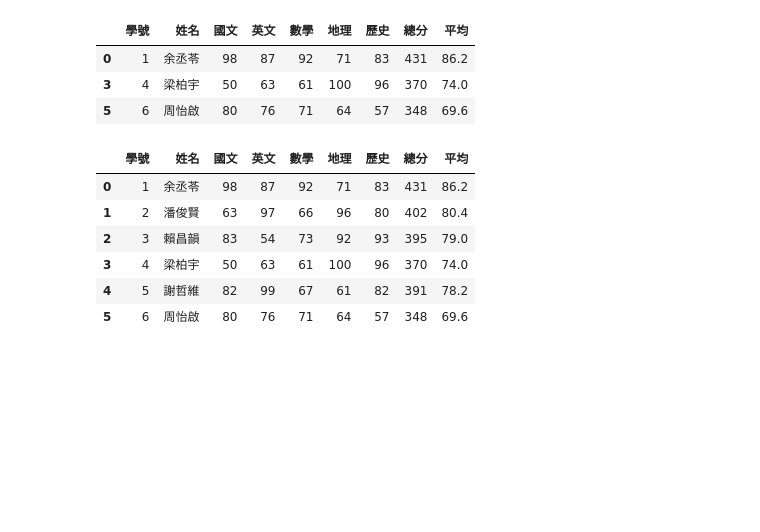
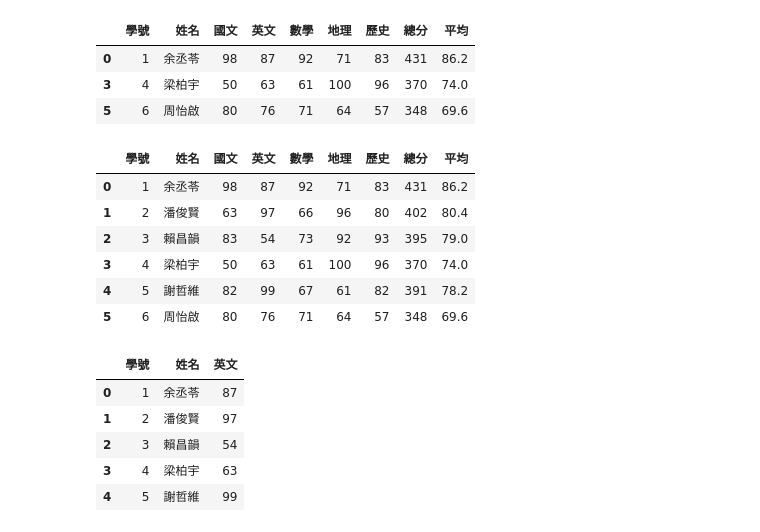
Before and after one commit to Yufonglin/2023_07_25_2_4, a Jupyter notebook: lesson17_4.ipynb, the cells around one changed output. Cells and saved outputs as stored; diff of their text form; code cells hidden in the pictures; blank space fills up the shorter version.

```diff
--- a/lesson17_4.ipynb
+++ b/lesson17_4.ipynb
@@ -55,3 +73,14 @@ df.iloc[0:6]
 | 3 | 4 | 梁柏宇 | 50 | 63 | 61 | 100 | 96 | 370 | 74.0 |
 | 4 | 5 | 謝哲維 | 82 | 99 | 67 | 61 | 82 | 391 | 78.2 |
 | 5 | 6 | 周怡啟 | 80 | 76 | 71 | 64 | 57 | 348 | 69.6 |
+# %%
+#同時要欄和列的索引
+#iloc[]or loc[]
+df.iloc[:5,[0,1,3]]
+# %% [output]
+|  | 學號 | 姓名 | 英文 |
+| 0 | 1 | 余丞苓 | 87 |
+| 1 | 2 | 潘俊賢 | 97 |
+| 2 | 3 | 賴昌韻 | 54 |
+| 3 | 4 | 梁柏宇 | 63 |
+| 4 | 5 | 謝哲維 | 99 |
```
Also changed, not shown: parts of 2 cells of this notebook, 1 other file.
